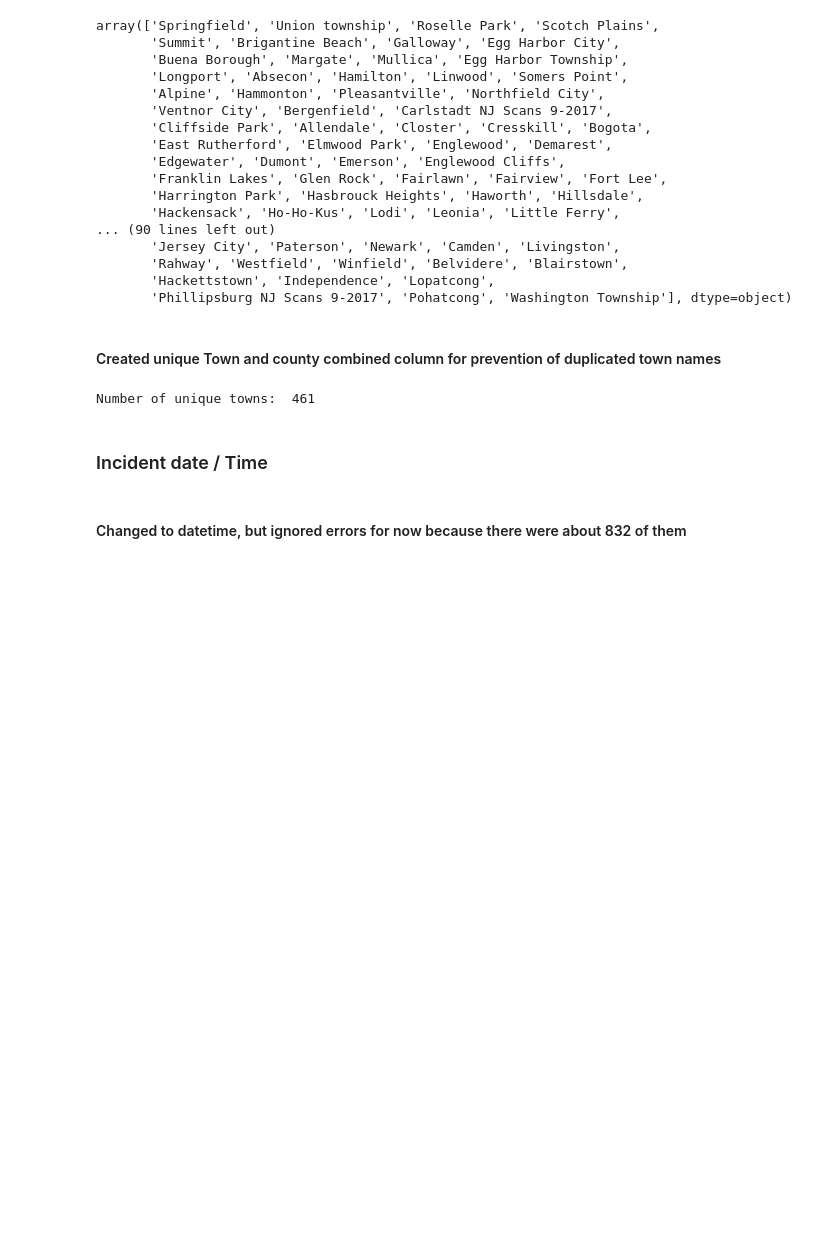
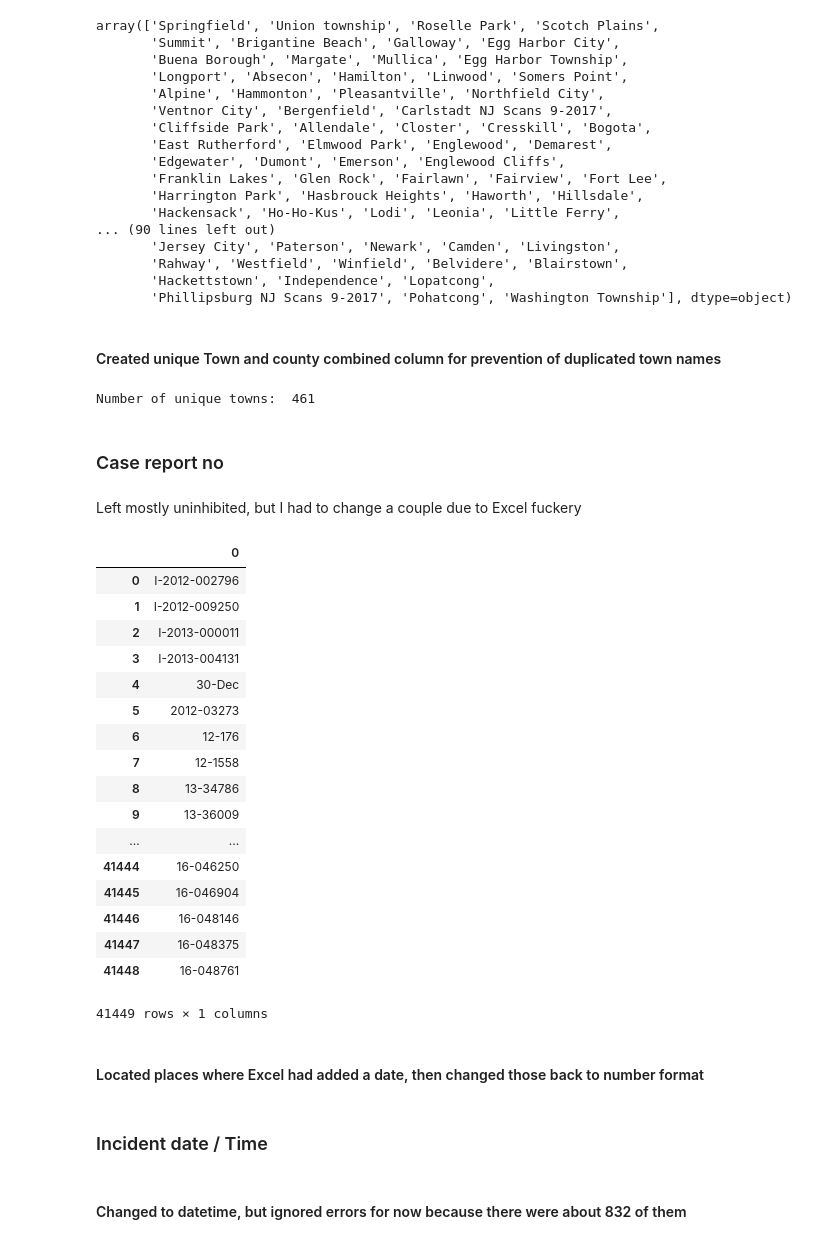
Before and after one commit to epetenko/uof-data-cleaning, a Jupyter notebook: UOF_data_cleaning_first_week.ipynb, the cells around one changed output. Cells and saved outputs as stored; diff of their text form; code cells hidden in the pictures; blank space fills up the shorter version.

```diff
--- a/UOF_data_cleaning_first_week.ipynb
+++ b/UOF_data_cleaning_first_week.ipynb
@@ -252,3 +254,30 @@ df['Town_county'] = df.Town + ', ' + df.County
 print "Number of unique towns: ", len(df.Town_county.unique())
 # %% [output]
 Number of unique towns:  461
+# %% [markdown]
+### Case report no
+# %% [markdown]
+Left mostly uninhibited, but I had to change a couple due to Excel fuckery
+# %%
+pd.DataFrame(df.Case_report_no.unique())
+# %% [output]
+|  | 0 |
+| 0 | I-2012-002796 |
+| 1 | I-2012-009250 |
+| 2 | I-2013-000011 |
+| 3 | I-2013-004131 |
+| 4 | 30-Dec |
+| 5 | 2012-03273 |
+| 6 | 12-176 |
+| 7 | 12-1558 |
+| 8 | 13-34786 |
+| 9 | 13-36009 |
+| ... | ... |
+| 41444 | 16-046250 |
+| 41445 | 16-046904 |
+| 41446 | 16-048146 |
+| 41447 | 16-048375 |
+| 41448 | 16-048761 |
+41449 rows × 1 columns
+# %% [markdown]
+#### Located places where Excel had added a date, then changed those back to number format
```
Also changed, not shown: parts of 21 cells of this notebook.
